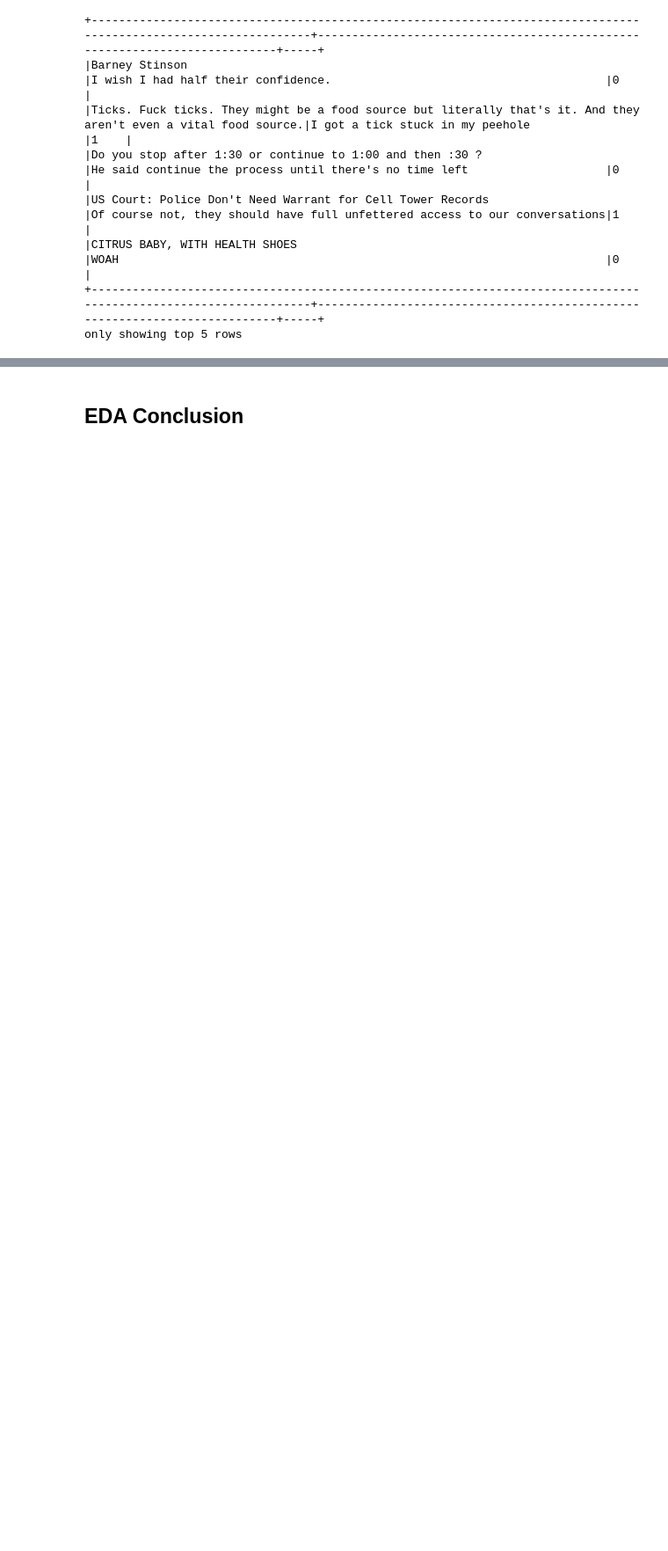
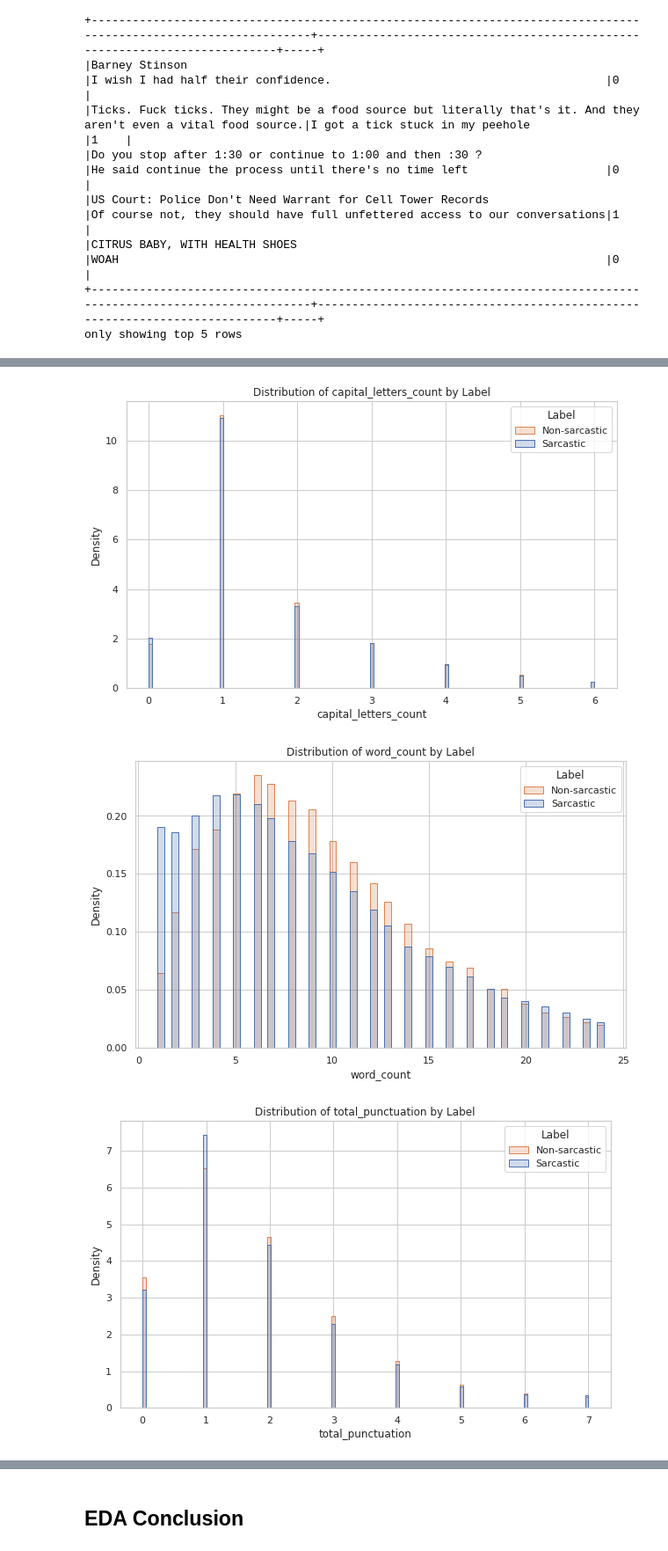
Before and after one commit to brianellis1997/Sarcasm_PySpark, a Jupyter notebook: Project_Test.ipynb, the cells around one changed output, grey strips where cells are left out. Shown: that part at 88% size. Cells and saved outputs as stored; diff of their text form; code cells hidden in the pictures; blank space fills up the shorter version.

```diff
--- a/Project_Test.ipynb
+++ b/Project_Test.ipynb
@@ -857,0 +894,28 @@ plt.show()
+# %%
+import matplotlib.pyplot as plt
+import seaborn as sns
+
+# Setting the aesthetic style of the plots
+sns.set(style="whitegrid")
+
+# Plotting histograms for each feature
+for column in columns_to_plot:
+    plt.figure(figsize=(10, 6))
+    sns.histplot(data=df_pandas, x=column, hue="label", element="step", stat="density", common_norm=False)
+    plt.title(f'Distribution of {column} by Label')
+    plt.xlabel(column)
+    plt.ylabel('Density')
+    plt.legend(title='Label', labels=['Non-sarcastic', 'Sarcastic'])
+    plt.show()
+
+# Box plots
+plt.figure(figsize=(12, 8))
+df_melted = df_pandas.melt(id_vars=['label'], value_vars=columns_to_plot, var_name='Features', value_name='Count')
+sns.boxplot(data=df_melted, x='Features', y='Count', hue='label')
+plt.xticks(rotation=45)
+plt.title('Box Plot of Features by Label')
+plt.show()
+# %% [output]
+[figure, added]
+[figure, added]
+[figure, added]
```
Also changed, not shown: parts of 5 cells of this notebook.
